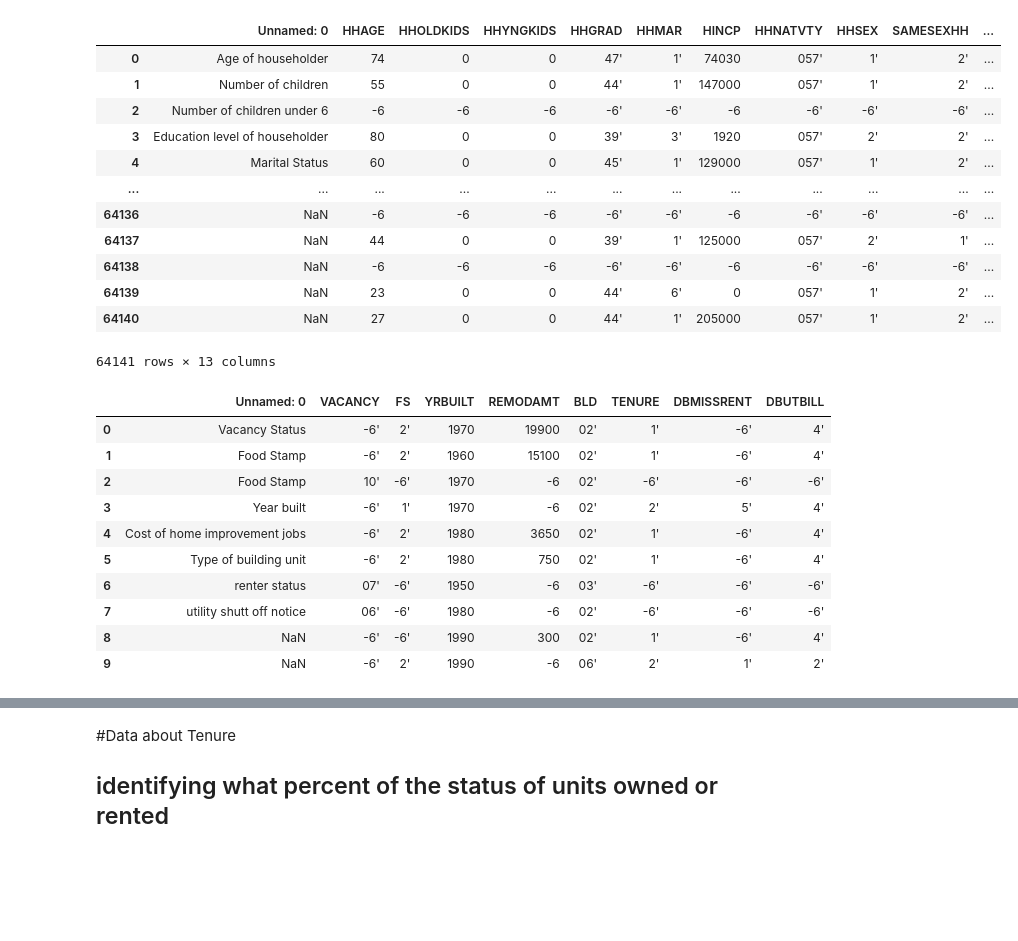
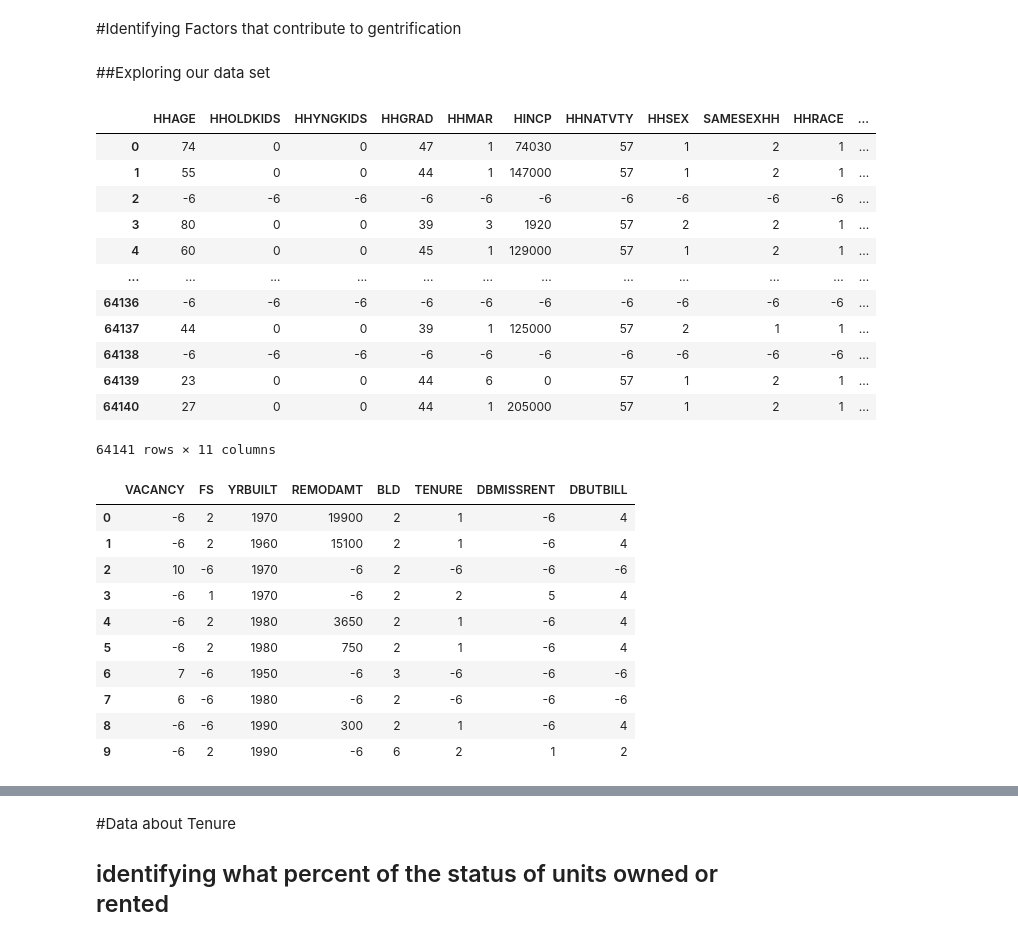
Before and after one commit to lennythecreator/AI-Model, a Jupyter notebook: AI4ALL_Notebook.ipynb, the cells around one changed output, grey strips where cells are left out. Drawn from its saved outputs; the diff is of its cells as text; code cells hidden in the pictures; blank space fills up the shorter version.

```diff
--- a/AI4ALL_Notebook.ipynb
+++ b/AI4ALL_Notebook.ipynb
@@ -8,51 +8,60 @@ Drive already mounted at /content/drive; to attempt to forcibly remount, call dr
+# %% [markdown]
+#Identifying Factors that contribute to gentrification
+# %% [markdown]
+##Exploring our data set
 # %%
-
-
 import pandas as pd
 import numpy as np
 import matplotlib.pyplot as plt
 import seaborn as sns
 
 from sklearn.model_selection import train_test_split
 from sklearn.linear_model import LinearRegression
 from sklearn.metrics import mean_squared_error
+from sklearn.metrics import mean_absolute_error, r2_score
+from sklearn.linear_model import LogisticRegression
+from sklearn.metrics import accuracy_score, precision_score, recall_score, f1_score, confusion_matrix
 
-data = "/content/drive/Shareddrives/AI4ALL/Cleaned Data Set - People.csv"
-data2 = "/content/drive/Shareddrives/AI4ALL/Cleaned Data Set - House.csv"
+data = "/content/drive/Shareddrives/AI4ALL/Cleaned Data Set - People - Cleaned.csv"
+data2 = "/content/drive/Shareddrives/AI4ALL/Cleaned Data Set - House - Cleaned.csv"
+
+data3= "/content/drive/Shareddrives/AI4ALL/ahs2021m.csv"
+
+merged_data = "/content/drive/Shareddrives/AI4ALL/Merged Data Set - Cleaned.csv"
 
 
 data_set = pd.read_csv(data)
 data_set2 = pd.read_csv(data2)
 
 #merged_data = pd.merge(data_set,data_set2)
 #merged_data
 data_set
 # %% [output]
-|  | Unnamed: 0 | HHAGE | HHOLDKIDS | HHYNGKIDS | HHGRAD | HHMAR | HINCP | HHNATVTY | HHSEX | SAMESEXHH | ... |
-| 0 | Age of householder | 74 | 0 | 0 | 47' | 1' | 74030 | 057' | 1' | 2' | ... |
-| 1 | Number of children | 55 | 0 | 0 | 44' | 1' | 147000 | 057' | 1' | 2' | ... |
-| 2 | Number of children under 6 | -6 | -6 | -6 | -6' | -6' | -6 | -6' | -6' | -6' | ... |
-| 3 | Education level of householder | 80 | 0 | 0 | 39' | 3' | 1920 | 057' | 2' | 2' | ... |
-| 4 | Marital Status | 60 | 0 | 0 | 45' | 1' | 129000 | 057' | 1' | 2' | ... |
+|  | HHAGE | HHOLDKIDS | HHYNGKIDS | HHGRAD | HHMAR | HINCP | HHNATVTY | HHSEX | SAMESEXHH | HHRACE | ... |
+| 0 | 74 | 0 | 0 | 47 | 1 | 74030 | 57 | 1 | 2 | 1 | ... |
+| 1 | 55 | 0 | 0 | 44 | 1 | 147000 | 57 | 1 | 2 | 1 | ... |
+| 2 | -6 | -6 | -6 | -6 | -6 | -6 | -6 | -6 | -6 | -6 | ... |
+| 3 | 80 | 0 | 0 | 39 | 3 | 1920 | 57 | 2 | 2 | 1 | ... |
+| 4 | 60 | 0 | 0 | 45 | 1 | 129000 | 57 | 1 | 2 | 1 | ... |
 | ... | ... | ... | ... | ... | ... | ... | ... | ... | ... | ... | ... |
-| 64136 | NaN | -6 | -6 | -6 | -6' | -6' | -6 | -6' | -6' | -6' | ... |
-| 64137 | NaN | 44 | 0 | 0 | 39' | 1' | 125000 | 057' | 2' | 1' | ... |
-| 64138 | NaN | -6 | -6 | -6 | -6' | -6' | -6 | -6' | -6' | -6' | ... |
-| 64139 | NaN | 23 | 0 | 0 | 44' | 6' | 0 | 057' | 1' | 2' | ... |
-| 64140 | NaN | 27 | 0 | 0 | 44' | 1' | 205000 | 057' | 1' | 2' | ... |
+| 64136 | -6 | -6 | -6 | -6 | -6 | -6 | -6 | -6 | -6 | -6 | ... |
+| 64137 | 44 | 0 | 0 | 39 | 1 | 125000 | 57 | 2 | 1 | 1 | ... |
+| 64138 | -6 | -6 | -6 | -6 | -6 | -6 | -6 | -6 | -6 | -6 | ... |
+| 64139 | 23 | 0 | 0 | 44 | 6 | 0 | 57 | 1 | 2 | 1 | ... |
+| 64140 | 27 | 0 | 0 | 44 | 1 | 205000 | 57 | 1 | 2 | 1 | ... |
-64141 rows × 13 columns
+64141 rows × 11 columns
 # %%
 data_set2 = pd.read_csv(data2)
 data_set2.head(10)
 # %% [output]
-|  | Unnamed: 0 | VACANCY | FS | YRBUILT | REMODAMT | BLD | TENURE | DBMISSRENT | DBUTBILL |
-| 0 | Vacancy Status | -6' | 2' | 1970 | 19900 | 02' | 1' | -6' | 4' |
-| 1 | Food Stamp | -6' | 2' | 1960 | 15100 | 02' | 1' | -6' | 4' |
-| 2 | Food Stamp | 10' | -6' | 1970 | -6 | 02' | -6' | -6' | -6' |
-| 3 | Year built | -6' | 1' | 1970 | -6 | 02' | 2' | 5' | 4' |
-| 4 | Cost of home improvement jobs | -6' | 2' | 1980 | 3650 | 02' | 1' | -6' | 4' |
-| 5 | Type of building unit | -6' | 2' | 1980 | 750 | 02' | 1' | -6' | 4' |
-| 6 | renter status | 07' | -6' | 1950 | -6 | 03' | -6' | -6' | -6' |
-| 7 | utility shutt off notice | 06' | -6' | 1980 | -6 | 02' | -6' | -6' | -6' |
-| 8 | NaN | -6' | -6' | 1990 | 300 | 02' | 1' | -6' | 4' |
-| 9 | NaN | -6' | 2' | 1990 | -6 | 06' | 2' | 1' | 2' |
+|  | VACANCY | FS | YRBUILT | REMODAMT | BLD | TENURE | DBMISSRENT | DBUTBILL |
+| 0 | -6 | 2 | 1970 | 19900 | 2 | 1 | -6 | 4 |
+| 1 | -6 | 2 | 1960 | 15100 | 2 | 1 | -6 | 4 |
+| 2 | 10 | -6 | 1970 | -6 | 2 | -6 | -6 | -6 |
+| 3 | -6 | 1 | 1970 | -6 | 2 | 2 | 5 | 4 |
+| 4 | -6 | 2 | 1980 | 3650 | 2 | 1 | -6 | 4 |
+| 5 | -6 | 2 | 1980 | 750 | 2 | 1 | -6 | 4 |
+| 6 | 7 | -6 | 1950 | -6 | 3 | -6 | -6 | -6 |
+| 7 | 6 | -6 | 1980 | -6 | 2 | -6 | -6 | -6 |
+| 8 | -6 | -6 | 1990 | 300 | 2 | 1 | -6 | 4 |
+| 9 | -6 | 2 | 1990 | -6 | 6 | 2 | 1 | 2 |
```
Also changed, not shown: parts of 39 cells of this notebook.
